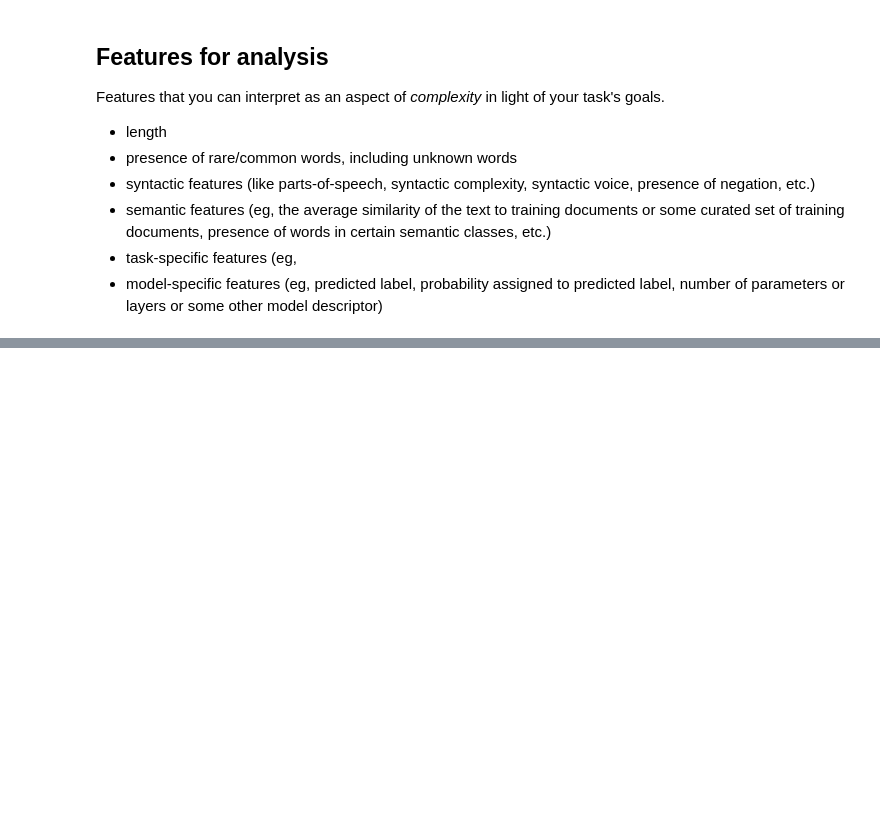
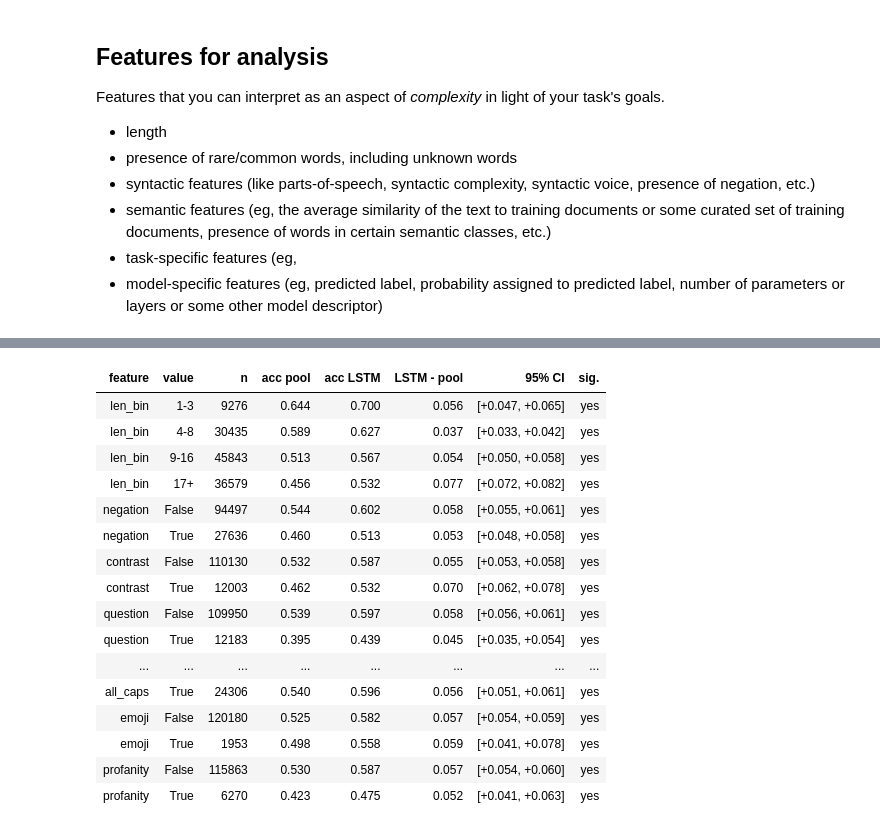
Before and after one commit to ioanadum2004/nlp1-student, a Jupyter notebook: part2/project.ipynb, the cells around one changed output, grey strips where cells are left out. Saved outputs shown, nothing was run; the diff lists cells and outputs as text; code cells hidden in the pictures; blank space fills up the shorter version.

Commit message:
error analysis

```diff
--- a/part2/project.ipynb
+++ b/part2/project.ipynb
@@ -343,0 +378,77 @@ for config in configs:
+# %%
+from IPython.display import display, Markdown
+
+COPY = "md"   # "md" | "latex" | None
+
+def show(table, title, index=False):
+    """Pretty table in the notebook + copy-paste text version below it."""
+    display(Markdown(f"**{title}**"))
+    styled = table.style.format(precision=3)
+    display(styled if index else styled.hide(axis="index"))
+    if COPY == "md":
+        print(table.to_markdown(index=index, floatfmt=".3f"), "\n")
+    elif COPY == "latex":
+        print(table.to_latex(index=index, float_format="%.3f", escape=True), "\n")
+
+def clean(s):   # keep free text from breaking Markdown/LaTeX tables
+    return str(s).replace("\n", " ").replace("|", "/")
+
+# ---------- 1. overall ----------
+overall = pd.DataFrame([{
+    "model": m,
+    "accuracy": accuracy_score(df["y"], df[m]),
+    "macro-F1": f1_score(df["y"], df[m], average="macro"),
+} for m in (P, L)])
+show(overall, "Table 1: Out-of-fold performance (3 seeds x 5 folds)")
+
+# ---------- 2. per-class F1 vs class frequency ----------
+labels = sorted(df["y"].unique())
+per_class = pd.DataFrame({
+    "n": df["y"].value_counts(),
+    "F1 pool": f1_score(df["y"], df[P], labels=labels, average=None),
+    "F1 LSTM": f1_score(df["y"], df[L], labels=labels, average=None),
+}, index=labels).assign(gap=lambda t: t["F1 LSTM"] - t["F1 pool"]) \
+ .sort_values("n", ascending=False).rename_axis("emotion").reset_index()
+show(per_class, "Table 2: Per-class F1, sorted by class frequency")
+
+# ---------- 3. error types: within vs across polarity ----------
+rows = []
+for m in (P, L):
+    wrong = df[df[m] != df["y"]]
+    same = (wrong["y"].map(polarity) == wrong[m].map(polarity)).mean()
+    rows.append({"model": m, "errors": len(wrong),
+                 "same polarity": same, "different polarity": 1 - same})
+show(pd.DataFrame(rows), "Table 3: Share of errors by polarity group")
+
+# ---------- 4. text features ----------
+rows = []
+for col in ["len_bin", "negation", "contrast", "question", "exclaim",
+            "placeholder", "elongation", "all_caps", "emoji", "profanity"]:
+    for val, g in F.groupby(col, observed=True):
+        mean, lo, hi = boot_ci(g["d"])
+        rows.append({
+            "feature": col, "value": str(val), "n": len(g),
+            "acc pool": g["ok_pool"].mean(), "acc LSTM": g["ok_lstm"].mean(),
+            "LSTM - pool": mean, "95% CI": f"[{lo:+.3f}, {hi:+.3f}]",
+            "sig.": "yes" if (lo > 0 or hi < 0) else "",
+        })
+feature_table = pd.DataFrame(rows)
+show(feature_table, "Table 4: LSTM minus pooling accuracy by text feature (bootstrap 95% CI)")
+
+# ---------- 5. most frequent confusions ----------
+conf = []
+for m in (P, L):
+    wrong = df[df[m] != df["y"]]
+    top = (wrong.groupby(["y", m]).size().rename("count").reset_index()
+                .rename(columns={"y": "true", m: "predicted"})
+                .sort_values("count", ascending=False).head(10))
+    top.insert(0, "model", m)
+    conf.append(top)
+show(pd.concat(conf), "Table 5: Ten most frequent confusions per model")
+
+# ---------- 6. sampled disagreements ----------
+dis = F[F["d"] != 0].sample(25, random_state=0)[["text", "y", P, L]].copy()
+dis["text"] = dis["text"].map(clean)
+dis = dis.rename(columns={"y": "true", P: "pool pred", L: "LSTM pred"})
+show(dis, "Table 6: Examples where exactly one model is correct")
+# %% [output]
@@ -343,0 +507,17 @@ for config in configs:
+| feature | value | n | acc pool | acc LSTM | LSTM - pool | 95% CI | sig. |
+| len_bin | 1-3 | 9276 | 0.644 | 0.700 | 0.056 | [+0.047, +0.065] | yes |
+| len_bin | 4-8 | 30435 | 0.589 | 0.627 | 0.037 | [+0.033, +0.042] | yes |
+| len_bin | 9-16 | 45843 | 0.513 | 0.567 | 0.054 | [+0.050, +0.058] | yes |
+| len_bin | 17+ | 36579 | 0.456 | 0.532 | 0.077 | [+0.072, +0.082] | yes |
+| negation | False | 94497 | 0.544 | 0.602 | 0.058 | [+0.055, +0.061] | yes |
+| negation | True | 27636 | 0.460 | 0.513 | 0.053 | [+0.048, +0.058] | yes |
+| contrast | False | 110130 | 0.532 | 0.587 | 0.055 | [+0.053, +0.058] | yes |
+| contrast | True | 12003 | 0.462 | 0.532 | 0.070 | [+0.062, +0.078] | yes |
+| question | False | 109950 | 0.539 | 0.597 | 0.058 | [+0.056, +0.061] | yes |
+| question | True | 12183 | 0.395 | 0.439 | 0.045 | [+0.035, +0.054] | yes |
+| ... | ... | ... | ... | ... | ... | ... | ... |
+| all_caps | True | 24306 | 0.540 | 0.596 | 0.056 | [+0.051, +0.061] | yes |
+| emoji | False | 120180 | 0.525 | 0.582 | 0.057 | [+0.054, +0.059] | yes |
+| emoji | True | 1953 | 0.498 | 0.558 | 0.059 | [+0.041, +0.078] | yes |
+| profanity | False | 115863 | 0.530 | 0.587 | 0.057 | [+0.054, +0.060] | yes |
+| profanity | True | 6270 | 0.423 | 0.475 | 0.052 | [+0.041, +0.063] | yes |
```
Also changed, not shown: parts of 9 cells of this notebook.
